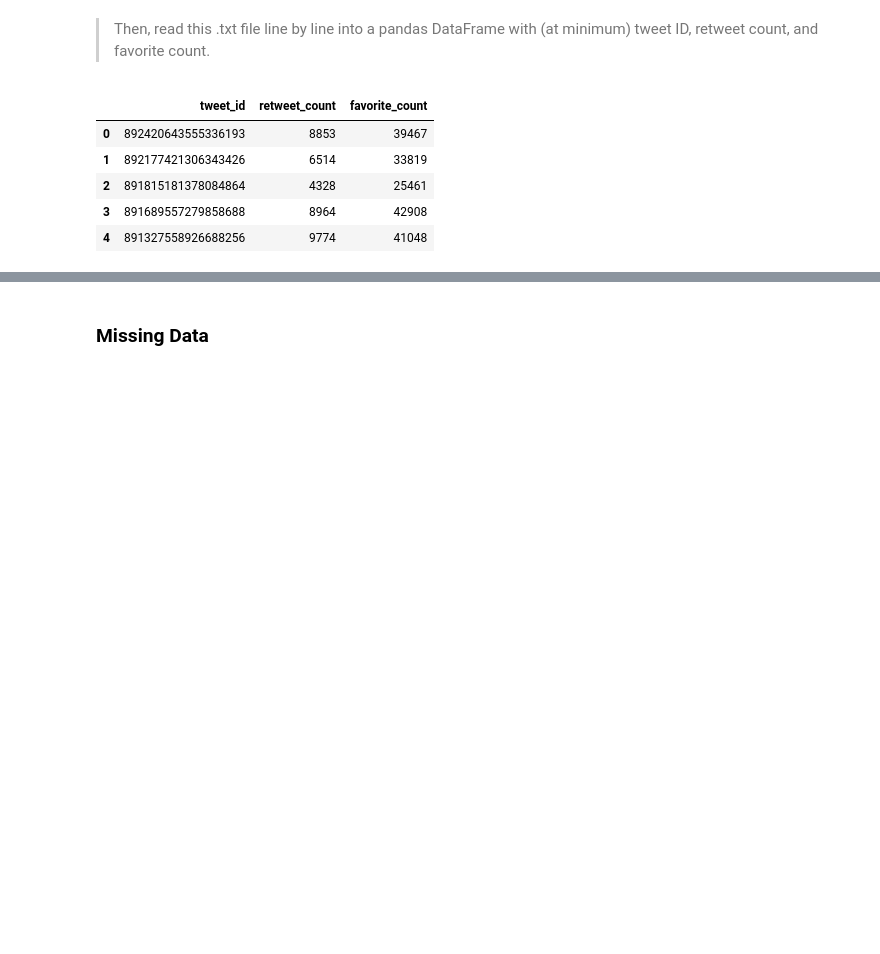
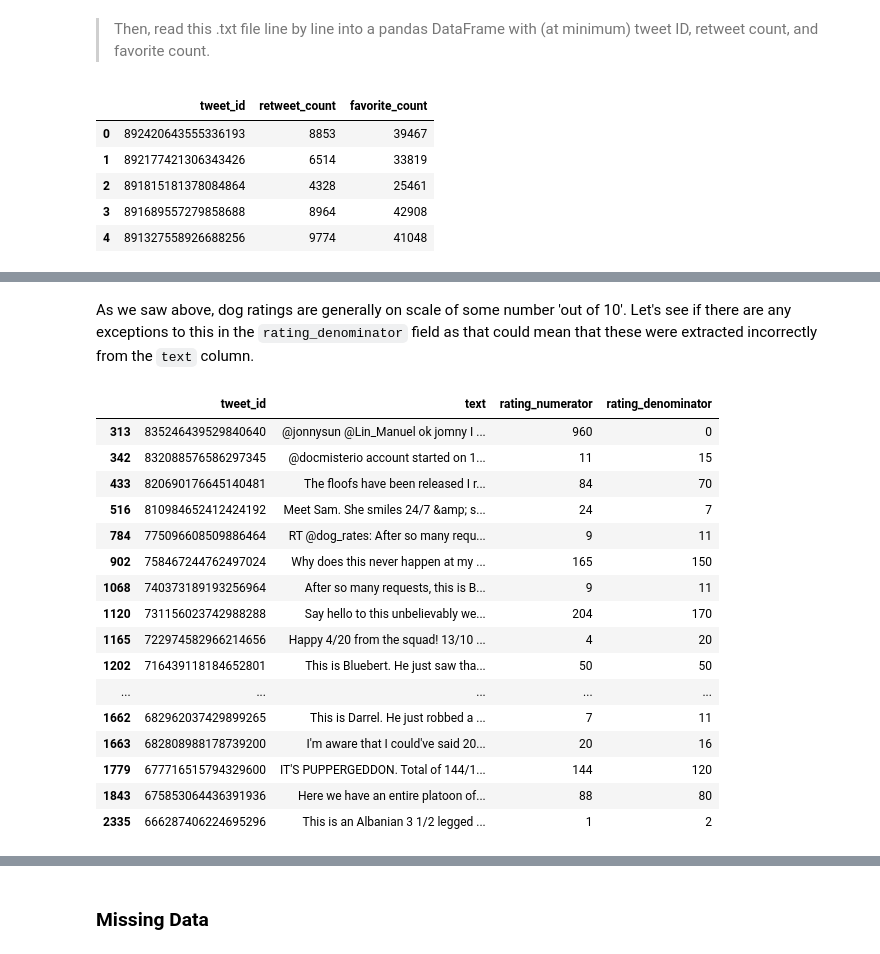
Before and after one commit to maleina/WeRateDogs-Twitter-Analysis, a Jupyter notebook: wrangle_act.ipynb, the cells around one changed output, grey strips where cells are left out. Drawn from its saved outputs; the diff is of its cells as text; code cells hidden in the pictures; blank space fills up the shorter version.

```diff
--- a/wrangle_act.ipynb
+++ b/wrangle_act.ipynb
@@ -198,0 +234,22 @@ Let's start the process by printing out each of our three dataframes.
+# %% [markdown]
+As we saw above, dog ratings are generally on scale of some number 'out of 10'. Let's see if there are any exceptions to this in the `rating_denominator` field as that could mean that these were extracted incorrectly from the `text` column.
+# %%
+df_twitter_archive[df_twitter_archive['rating_denominator'] != 10][['tweet_id','text', 'rating_numerator', 'rating_denominator']]
+# %% [output]
+|  | tweet_id | text | rating_numerator | rating_denominator |
+| 313 | 835246439529840640 | @jonnysun @Lin_Manuel ok jomny I ... | 960 | 0 |
+| 342 | 832088576586297345 | @docmisterio account started on 1... | 11 | 15 |
+| 433 | 820690176645140481 | The floofs have been released I r... | 84 | 70 |
+| 516 | 810984652412424192 | Meet Sam. She smiles 24/7 &amp; s... | 24 | 7 |
+| 784 | 775096608509886464 | RT @dog_rates: After so many requ... | 9 | 11 |
+| 902 | 758467244762497024 | Why does this never happen at my ... | 165 | 150 |
+| 1068 | 740373189193256964 | After so many requests, this is B... | 9 | 11 |
+| 1120 | 731156023742988288 | Say hello to this unbelievably we... | 204 | 170 |
+| 1165 | 722974582966214656 | Happy 4/20 from the squad! 13/10 ... | 4 | 20 |
+| 1202 | 716439118184652801 | This is Bluebert. He just saw tha... | 50 | 50 |
+| ... | ... | ... | ... | ... |
+| 1662 | 682962037429899265 | This is Darrel. He just robbed a ... | 7 | 11 |
+| 1663 | 682808988178739200 | I'm aware that I could've said 20... | 20 | 16 |
+| 1779 | 677716515794329600 | IT'S PUPPERGEDDON. Total of 144/1... | 144 | 120 |
+| 1843 | 675853064436391936 | Here we have an entire platoon of... | 88 | 80 |
+| 2335 | 666287406224695296 | This is an Albanian 3 1/2 legged ... | 1 | 2 |
```
Also changed, not shown: parts of 50 cells of this notebook.
